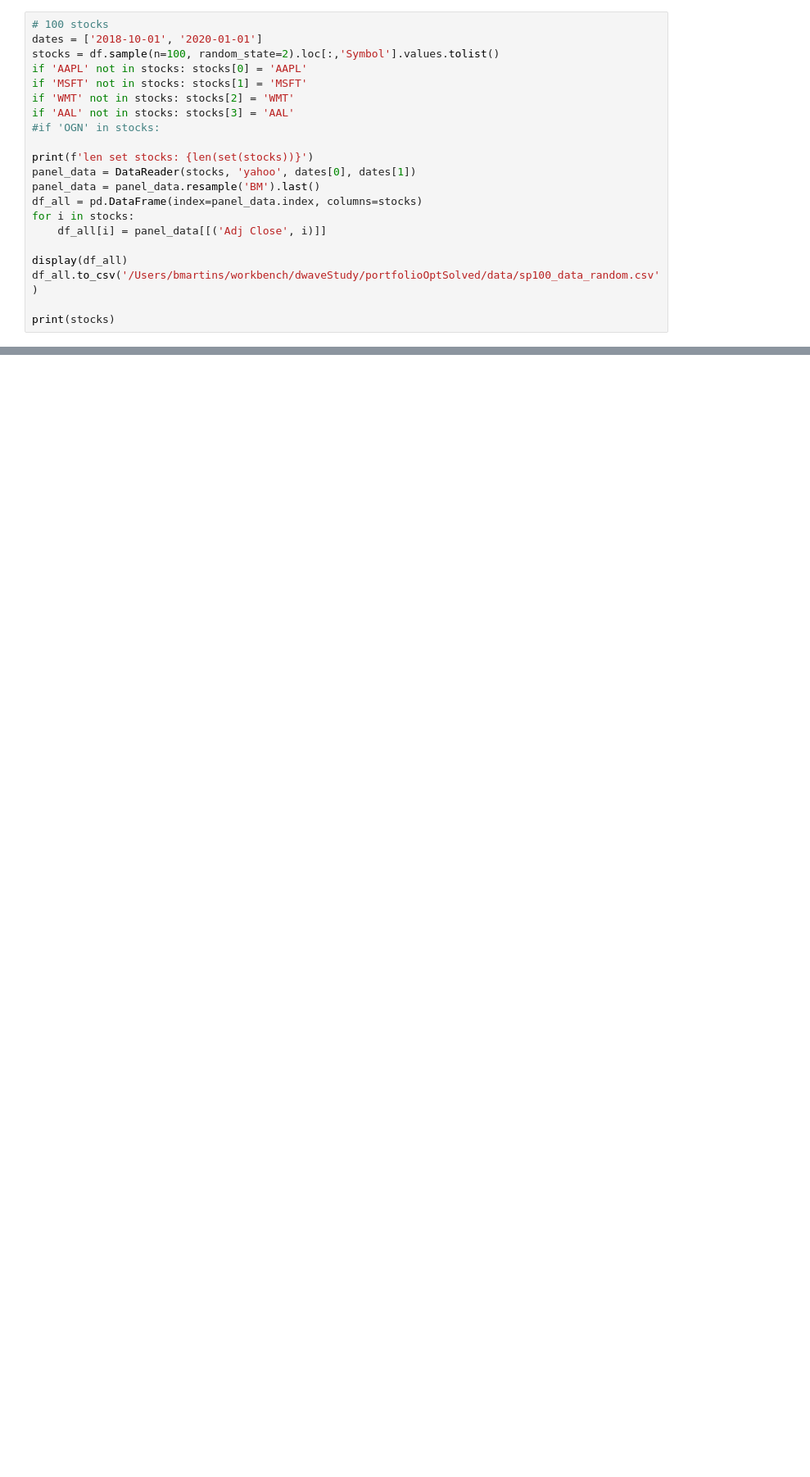
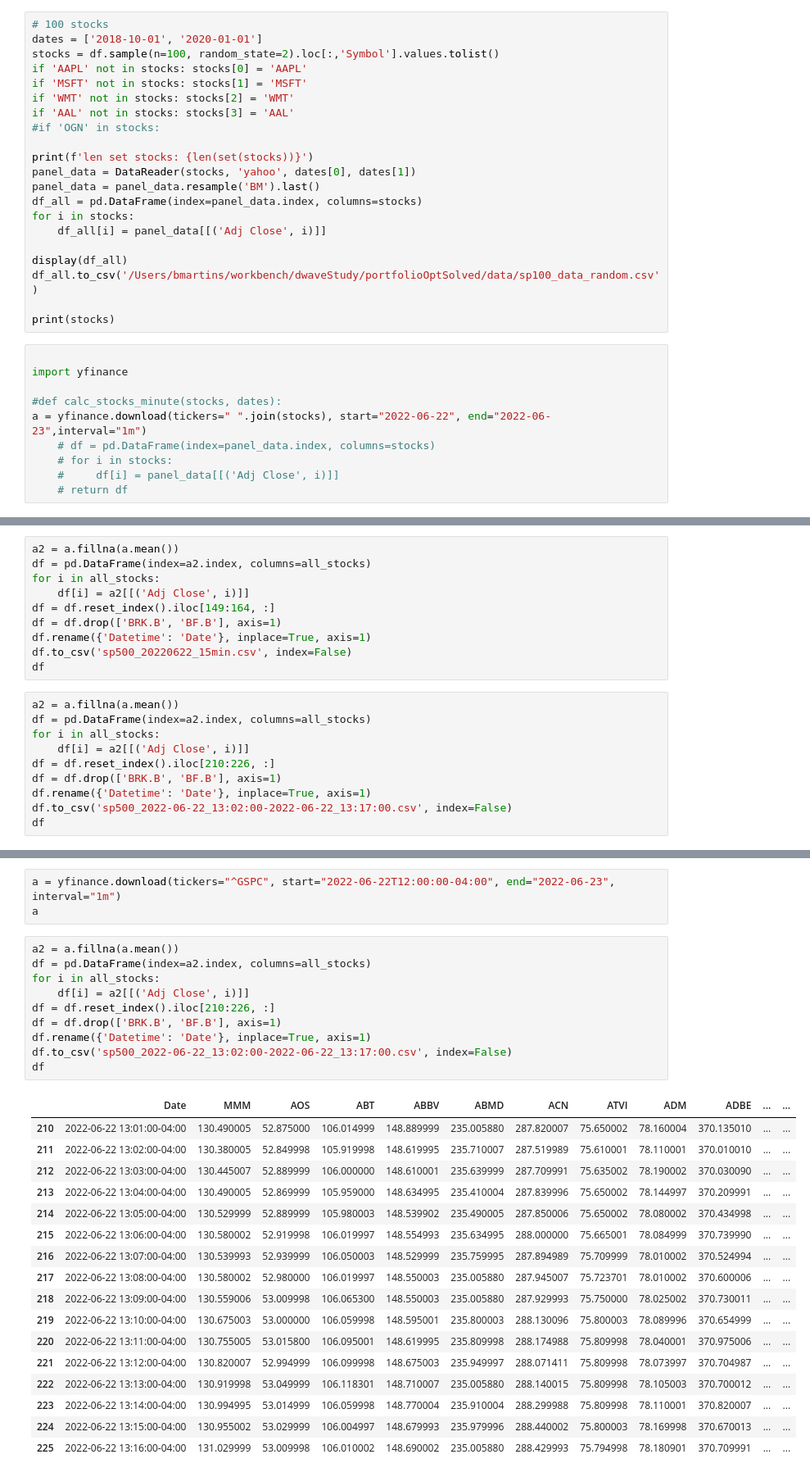
Before and after one commit to bvcmartins/dwaveDev, a Jupyter notebook: portfolioOptimization/extra/prepareData.ipynb, the cells around one changed output, grey strips where cells are left out. Shown at 82% size. Saved outputs shown, nothing was run; the diff lists cells and outputs as text; blank space fills up the shorter version.

Commit message:
updated data preparation notebook

```diff
--- a/portfolioOptimization/extra/prepareData.ipynb
+++ b/portfolioOptimization/extra/prepareData.ipynb
@@ -326,3 +345,13 @@ display(df_all)
 df_all.to_csv('/Users/bmartins/workbench/dwaveStudy/portfolioOptSolved/data/sp100_data_random.csv')
 
 print(stocks)
+# %%
+
+import yfinance
+
+#def calc_stocks_minute(stocks, dates):
+a = yfinance.download(tickers=" ".join(stocks), start="2022-06-22", end="2022-06-23",interval="1m")
+    # df = pd.DataFrame(index=panel_data.index, columns=stocks)
+    # for i in stocks:
+    #     df[i] = panel_data[[('Adj Close', i)]]
+    # return df
@@ -328,0 +360,20 @@ print(stocks)
+# %%
+a2 = a.fillna(a.mean())
+df = pd.DataFrame(index=a2.index, columns=all_stocks)
+for i in all_stocks:
+    df[i] = a2[[('Adj Close', i)]]
+df = df.reset_index().iloc[149:164, :]
+df = df.drop(['BRK.B', 'BF.B'], axis=1)
+df.rename({'Datetime': 'Date'}, inplace=True, axis=1)
+df.to_csv('sp500_20220622_15min.csv', index=False)
+df
+# %%
+a2 = a.fillna(a.mean())
+df = pd.DataFrame(index=a2.index, columns=all_stocks)
+for i in all_stocks:
+    df[i] = a2[[('Adj Close', i)]]
+df = df.reset_index().iloc[210:226, :]
+df = df.drop(['BRK.B', 'BF.B'], axis=1)
+df.rename({'Datetime': 'Date'}, inplace=True, axis=1)
+df.to_csv('sp500_2022-06-22_13:02:00-2022-06-22_13:17:00.csv', index=False)
+df
@@ -328,0 +400,31 @@ print(stocks)
+# %%
+a = yfinance.download(tickers="^GSPC", start="2022-06-22T12:00:00-04:00", end="2022-06-23", interval="1m")
+a
+# %%
+a2 = a.fillna(a.mean())
+df = pd.DataFrame(index=a2.index, columns=all_stocks)
+for i in all_stocks:
+    df[i] = a2[[('Adj Close', i)]]
+df = df.reset_index().iloc[210:226, :]
+df = df.drop(['BRK.B', 'BF.B'], axis=1)
+df.rename({'Datetime': 'Date'}, inplace=True, axis=1)
+df.to_csv('sp500_2022-06-22_13:02:00-2022-06-22_13:17:00.csv', index=False)
+df
+# %% [output]
+|  | Date | MMM | AOS | ABT | ABBV | ABMD | ACN | ATVI | ADM | ADBE | ... | ... |
+| 210 | 2022-06-22 13:01:00-04:00 | 130.490005 | 52.875000 | 106.014999 | 148.889999 | 235.005880 | 287.820007 | 75.650002 | 78.160004 | 370.135010 | ... | ... |
+| 211 | 2022-06-22 13:02:00-04:00 | 130.380005 | 52.849998 | 105.919998 | 148.619995 | 235.710007 | 287.519989 | 75.610001 | 78.110001 | 370.010010 | ... | ... |
+| 212 | 2022-06-22 13:03:00-04:00 | 130.445007 | 52.889999 | 106.000000 | 148.610001 | 235.639999 | 287.709991 | 75.635002 | 78.190002 | 370.030090 | ... | ... |
+| 213 | 2022-06-22 13:04:00-04:00 | 130.490005 | 52.869999 | 105.959000 | 148.634995 | 235.410004 | 287.839996 | 75.650002 | 78.144997 | 370.209991 | ... | ... |
+| 214 | 2022-06-22 13:05:00-04:00 | 130.529999 | 52.889999 | 105.980003 | 148.539902 | 235.490005 | 287.850006 | 75.650002 | 78.080002 | 370.434998 | ... | ... |
+| 215 | 2022-06-22 13:06:00-04:00 | 130.580002 | 52.919998 | 106.019997 | 148.554993 | 235.634995 | 288.000000 | 75.665001 | 78.084999 | 370.739990 | ... | ... |
+| 216 | 2022-06-22 13:07:00-04:00 | 130.539993 | 52.939999 | 106.050003 | 148.529999 | 235.759995 | 287.894989 | 75.709999 | 78.010002 | 370.524994 | ... | ... |
+| 217 | 2022-06-22 13:08:00-04:00 | 130.580002 | 52.980000 | 106.019997 | 148.550003 | 235.005880 | 287.945007 | 75.723701 | 78.010002 | 370.600006 | ... | ... |
+| 218 | 2022-06-22 13:09:00-04:00 | 130.559006 | 53.009998 | 106.065300 | 148.550003 | 235.005880 | 287.929993 | 75.750000 | 78.025002 | 370.730011 | ... | ... |
+| 219 | 2022-06-22 13:10:00-04:00 | 130.675003 | 53.000000 | 106.059998 | 148.595001 | 235.800003 | 288.130096 | 75.800003 | 78.089996 | 370.654999 | ... | ... |
+| 220 | 2022-06-22 13:11:00-04:00 | 130.755005 | 53.015800 | 106.095001 | 148.619995 | 235.809998 | 288.174988 | 75.809998 | 78.040001 | 370.975006 | ... | ... |
+| 221 | 2022-06-22 13:12:00-04:00 | 130.820007 | 52.994999 | 106.099998 | 148.675003 | 235.949997 | 288.071411 | 75.809998 | 78.073997 | 370.704987 | ... | ... |
+| 222 | 2022-06-22 13:13:00-04:00 | 130.919998 | 53.049999 | 106.118301 | 148.710007 | 235.005880 | 288.140015 | 75.809998 | 78.105003 | 370.700012 | ... | ... |
+| 223 | 2022-06-22 13:14:00-04:00 | 130.994995 | 53.014999 | 106.059998 | 148.770004 | 235.910004 | 288.299988 | 75.809998 | 78.110001 | 370.820007 | ... | ... |
+| 224 | 2022-06-22 13:15:00-04:00 | 130.955002 | 53.029999 | 106.004997 | 148.679993 | 235.979996 | 288.440002 | 75.800003 | 78.169998 | 370.670013 | ... | ... |
+| 225 | 2022-06-22 13:16:00-04:00 | 131.029999 | 53.009998 | 106.010002 | 148.690002 | 235.005880 | 288.429993 | 75.794998 | 78.180901 | 370.709991 | ... | ... |
```
Also changed, not shown: parts of 32 cells of this notebook, 4 other files.
